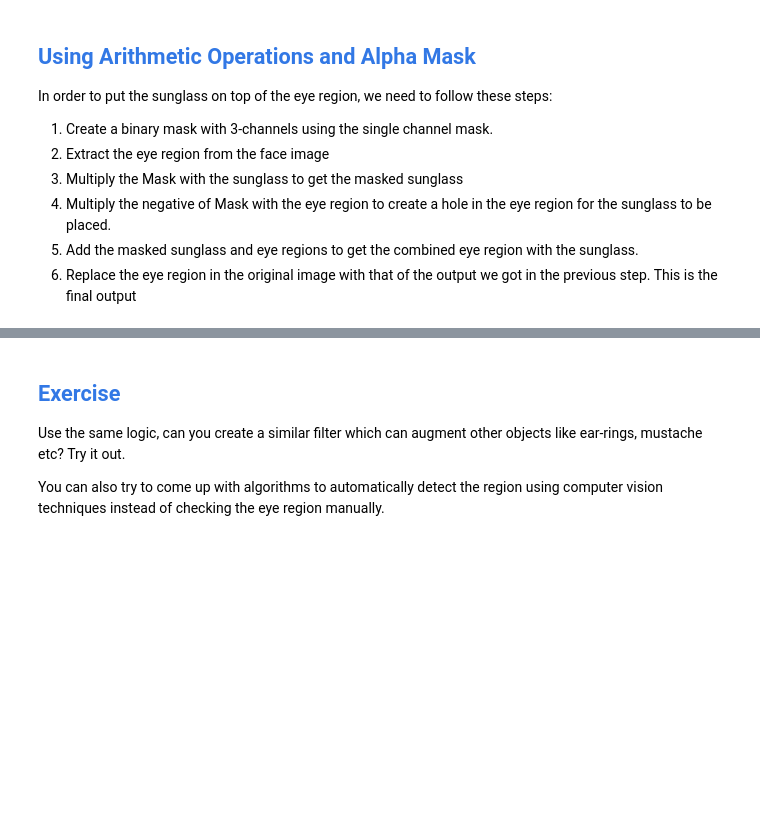
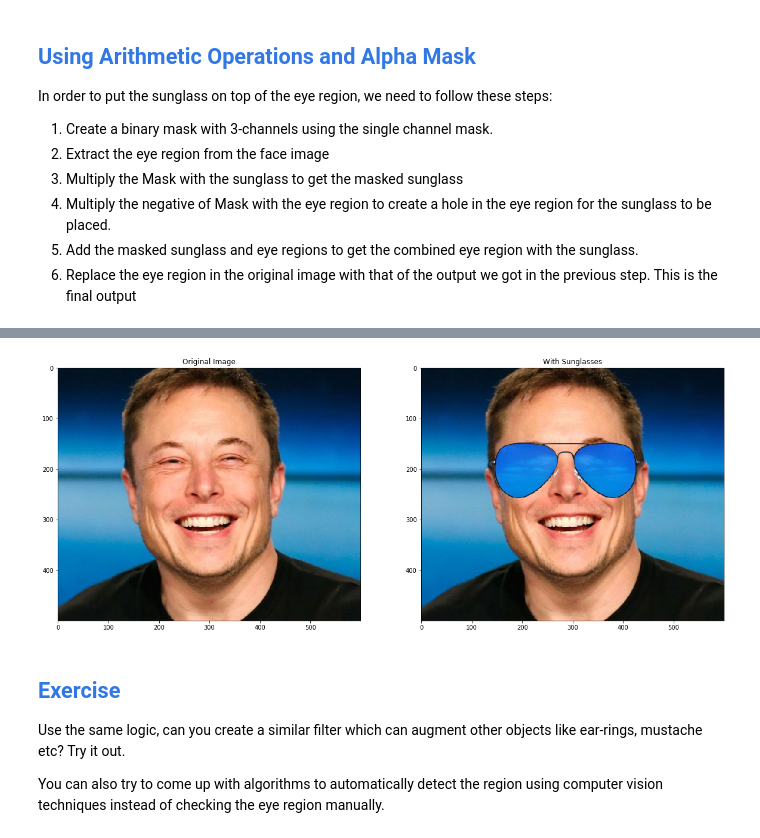
Before and after one commit to BenedictusAryo/practice_opencv, a Jupyter notebook: Computer Vision 1 Introduction (Python)/week1-python/4_Application_Sunglasses_Filter/application_sunglass_filter_Exercise.ipynb, the cells around one changed output, grey strips where cells are left out. Cells and saved outputs as stored; diff of their text form; code cells hidden in the pictures; blank space fills up the shorter version.

```diff
--- a/Computer Vision 1 Introduction (Python)/week1-python/4_Application_Sunglasses_Filter/application_sunglass_filter_Exercise.ipynb
+++ b/Computer Vision 1 Introduction (Python)/week1-python/4_Application_Sunglasses_Filter/application_sunglass_filter_Exercise.ipynb
@@ -111,3 +123,13 @@ maskedEye = cv2.multiply(eyeROI, (1 - glassMask))
+# %%
+# Replace the eyeROI with the output from the previous section
+faceWithGlassesArithmetic[topLeftRow:bottomRightRow,topLeftCol:bottomRightCol] = eyeROIFinal
+
+# Display the final result
+plt.figure(figsize=[20,20]);
+plt.subplot(121);plt.imshow(faceImage[...,::-1]);plt.title("Original Image");
+plt.subplot(122);plt.imshow(faceWithGlassesArithmetic[...,::-1]);plt.title("With Sunglasses");
+# %% [output]
+[figure, added]
 # %% [markdown]
 ## <font style="color:rgb(50,120,229)">Exercise</font>
 Use the same logic, can you create a similar filter which can augment other objects like ear-rings, mustache etc? Try it out.
```
Also changed, not shown: parts of 1 cell of this notebook.
